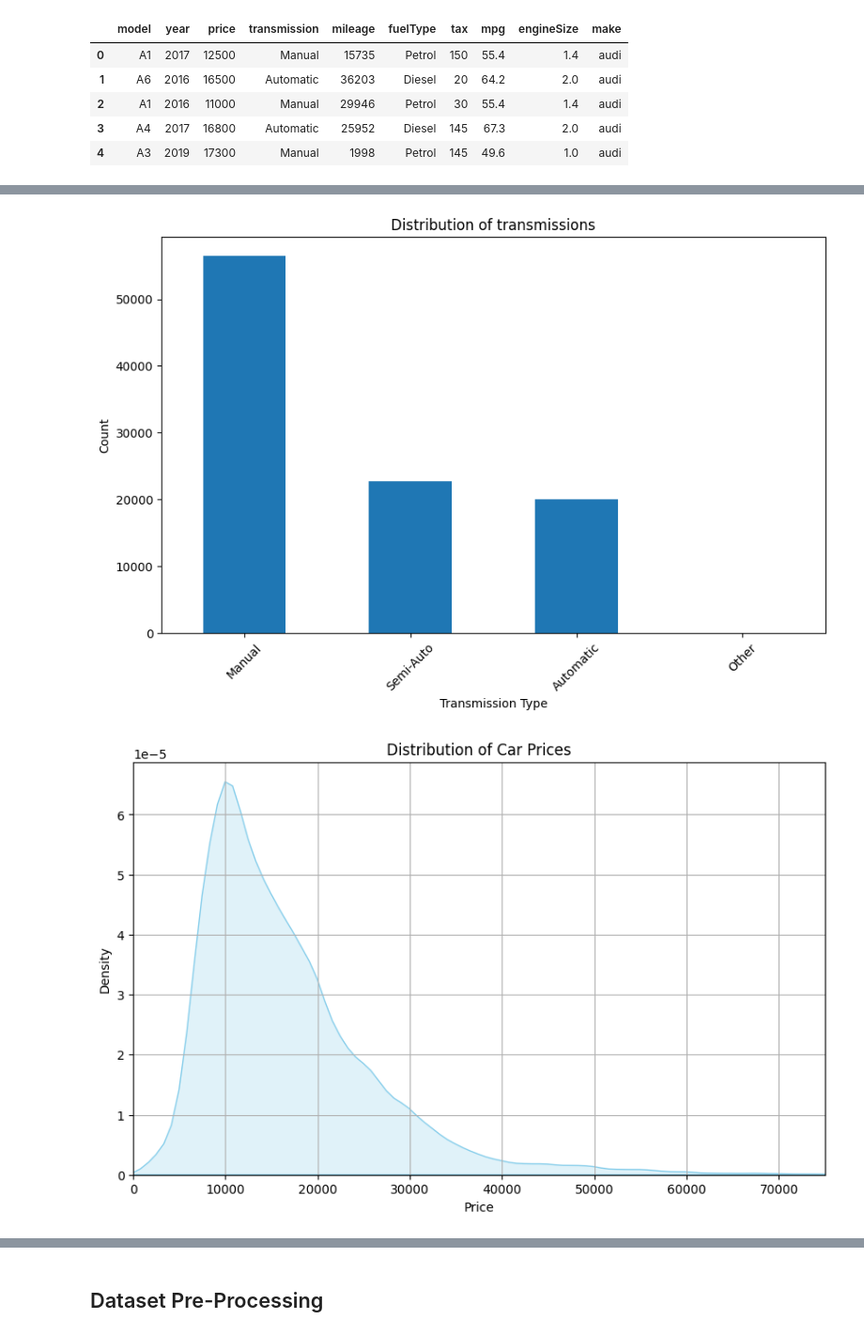
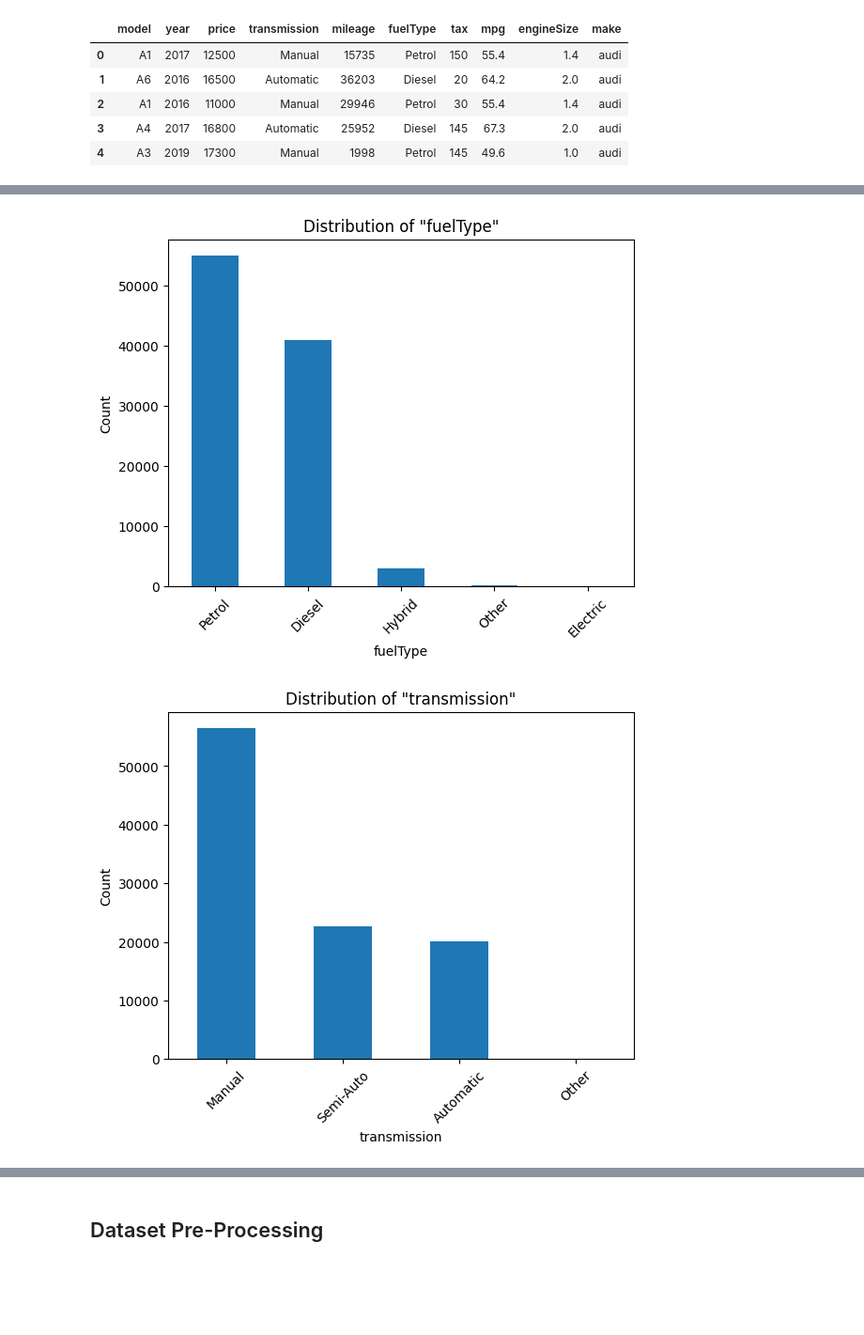
Before and after one commit to ScottGrant528/honours, a Jupyter notebook: HonoursProject.ipynb, the cells around one changed output, grey strips where cells are left out. Shown at 94% size. Saved outputs shown, nothing was run; the diff lists cells and outputs as text; code cells hidden in the pictures; blank space fills up the shorter version.

```diff
--- a/HonoursProject.ipynb
+++ b/HonoursProject.ipynb
@@ -261,29 +243,18 @@ plt.show()
-# %%
-import matplotlib.pyplot as plt
-
-# Count the occurrences of each fuel type
-trans_type_counts = UsedCarDataset['transmission'].value_counts()
-
-# Plot the bar graph
-plt.figure(figsize=(10, 6))
-trans_type_counts.plot(kind='bar')
-plt.title('Distribution of transmissions')
-plt.xlabel('Transmission Type')
-plt.ylabel('Count')
-plt.xticks(rotation=45)  # Rotate x-axis labels for better readability
-plt.show()
-# %% [output]
-[figure, removed]
-# %%
-
-# Plot the distribution of the 'price' column using a KDE plot
-plt.figure(figsize=(10, 6))
-sns.kdeplot(UsedCarDataset['price'], fill=True, color='skyblue')
-plt.title('Distribution of Car Prices')
-plt.xlabel('Price')
-plt.ylabel('Density')
-plt.grid(True)
-plt.xlim(0, 75000)
-plt.show()
-# %% [output]
-[figure, removed]
+# %%
+#Function to draw a bar plot for a categorical column
+def Barplot(column):
+  valueCount = UsedCarDataset[column].value_counts()
+  valueCount.plot(kind='bar')
+  plt.title(f'Distribution of "{column}"')
+  plt.xlabel(column)
+  plt.ylabel('Count')
+  plt.xticks(rotation=45)
+  plt.show()
+# %%
+#Plotting fuelType, Transmission Type and the make of the cars
+Barplot('fuelType')
+Barplot('transmission')
+Barplot('make')
+# %% [output]
+[figure, added]
+[figure, added]
```
Also changed, not shown: parts of 71 cells of this notebook, 2 other files.
